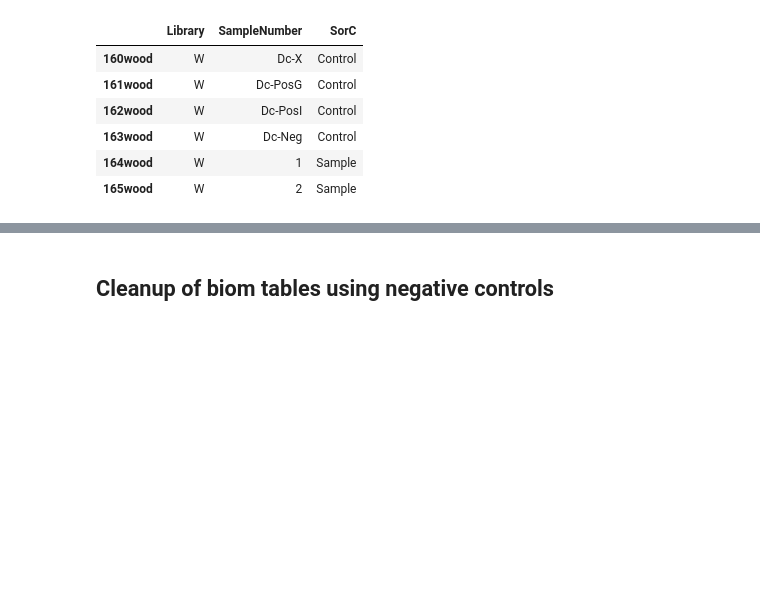
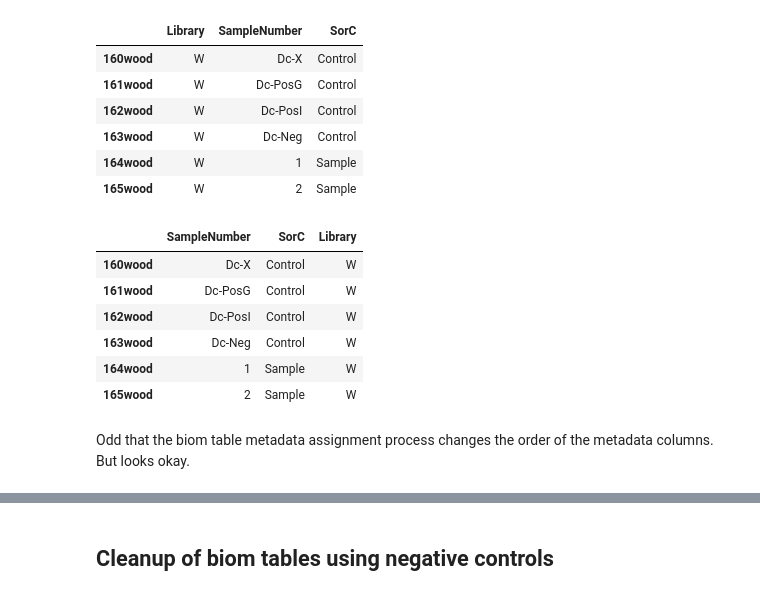
Before and after one commit to danchurch/taiwan_combined_stats, a Jupyter notebook: XylariaLeafWoodStats.ipynb, the cells around one changed output, grey strips where cells are left out. Saved outputs shown, nothing was run; the diff lists cells and outputs as text; code cells hidden in the pictures; blank space fills up the shorter version.

```diff
--- a/XylariaLeafWoodStats.ipynb
+++ b/XylariaLeafWoodStats.ipynb
@@ -46,5 +46,7 @@ Import our biom table. We used the green genes style of formatting for our taxon
 # %%
 biom95 <- import_biom('combo_95_wMeta.biom', parseFunction=parse_taxonomy_greengenes)
+# %%
+biom97 <- import_biom('combo_97_wMeta.biom', parseFunction=parse_taxonomy_greengenes)
 # %% [markdown]
 Our biom table:
 # %%
@@ -66,6 +68,18 @@ head(sample_data(biom95))
 | 163wood | W | Dc-Neg | Control |
 | 164wood | W | 1 | Sample |
 | 165wood | W | 2 | Sample |
+# %%
+head(sample_data(biom97))
+# %% [output]
+|  | SampleNumber | SorC | Library |
+| 160wood | Dc-X | Control | W |
+| 161wood | Dc-PosG | Control | W |
+| 162wood | Dc-PosI | Control | W |
+| 163wood | Dc-Neg | Control | W |
+| 164wood | 1 | Sample | W |
+| 165wood | 2 | Sample | W |
+# %% [markdown]
+Odd that the biom table metadata assignment process changes the order of the metadata columns. But looks okay.
 # %% [markdown]
 <a id='nc'></a>
 # %% [markdown]
```
Also changed, not shown: parts of 10 cells of this notebook.
